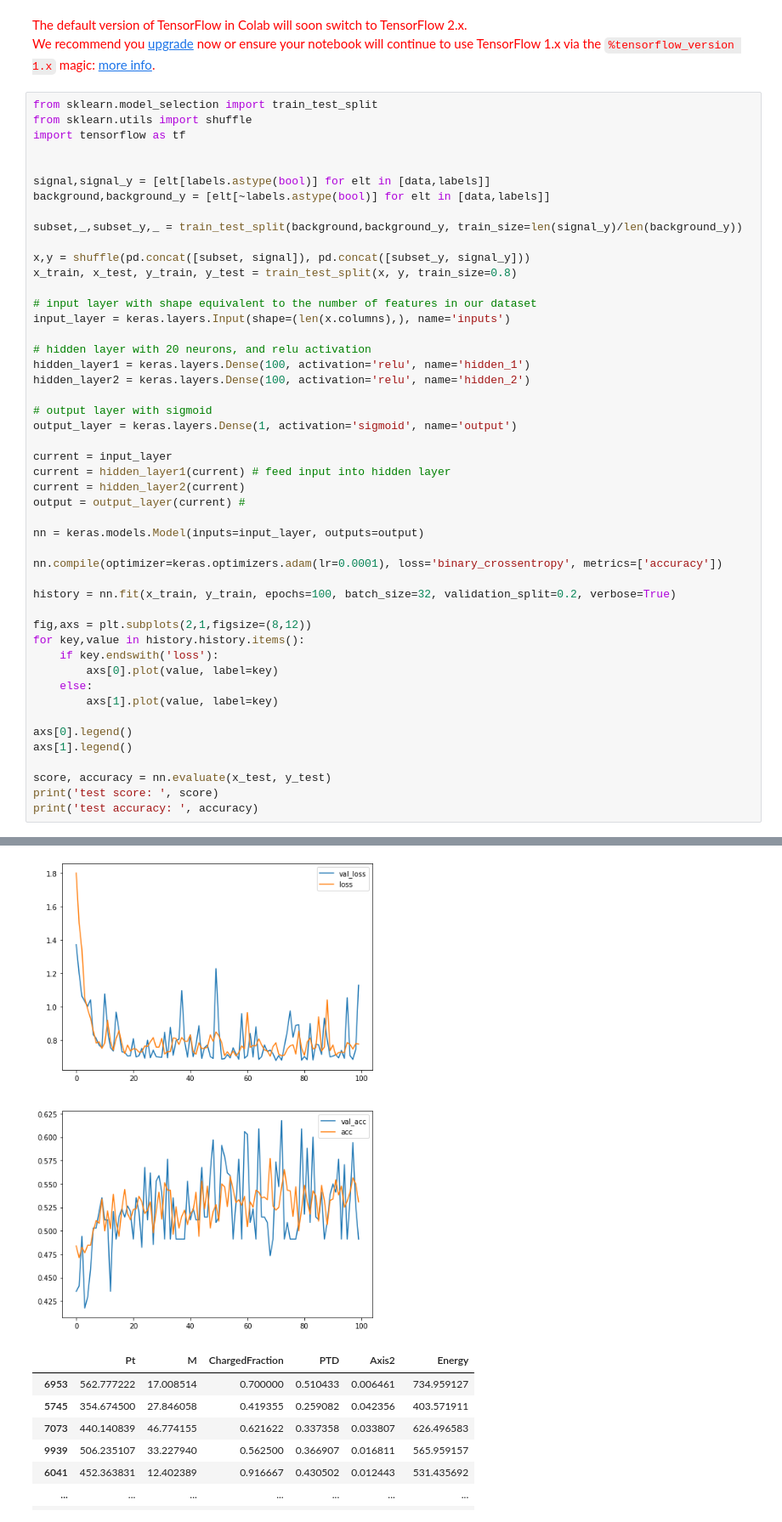
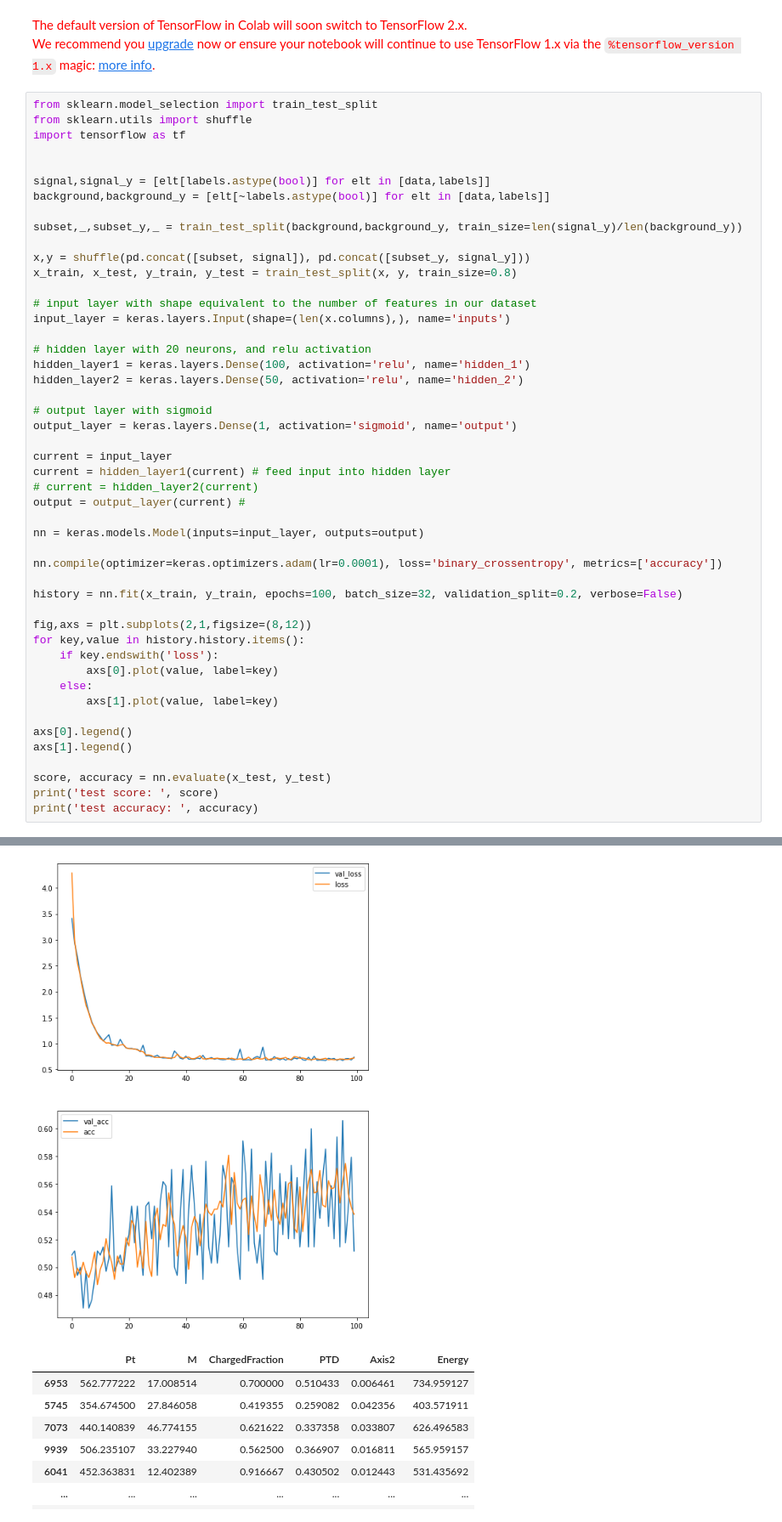
Before and after one commit to luclepot/SPS_ml_tutorial, a Jupyter notebook: day2/2_zoo.ipynb, the cells around one changed output, grey strips where cells are left out. Shown at 85% size. Cells and saved outputs as stored; diff of their text form.

```diff
--- a/day2/2_zoo.ipynb
+++ b/day2/2_zoo.ipynb
@@ -48,21 +48,21 @@ input_layer = keras.layers.Input(shape=(len(x.columns),), name='inputs')
 
 # hidden layer with 20 neurons, and relu activation
 hidden_layer1 = keras.layers.Dense(100, activation='relu', name='hidden_1')
-hidden_layer2 = keras.layers.Dense(100, activation='relu', name='hidden_2')
+hidden_layer2 = keras.layers.Dense(50, activation='relu', name='hidden_2')
 
 # output layer with sigmoid
 output_layer = keras.layers.Dense(1, activation='sigmoid', name='output')
 
 current = input_layer
 current = hidden_layer1(current) # feed input into hidden layer
-current = hidden_layer2(current)
+# current = hidden_layer2(current)
 output = output_layer(current) #
 
 nn = keras.models.Model(inputs=input_layer, outputs=output)
 
 nn.compile(optimizer=keras.optimizers.adam(lr=0.0001), loss='binary_crossentropy', metrics=['accuracy'])
 
-history = nn.fit(x_train, y_train, epochs=100, batch_size=32, validation_split=0.2, verbose=True)
+history = nn.fit(x_train, y_train, epochs=100, batch_size=32, validation_split=0.2, verbose=False)
 
 fig,axs = plt.subplots(2,1,figsize=(8,12))
 for key,value in history.history.items():
@@ -98,4 +84,4 @@ test accuracy:  0.5023474179103341
-[figure, old version]
+[figure, new version]
 # %%
 # %% [output]
 |  | Pt | M | ChargedFraction | PTD | Axis2 | Energy |
```
Also changed, not shown: parts of 1 cell of this notebook.
